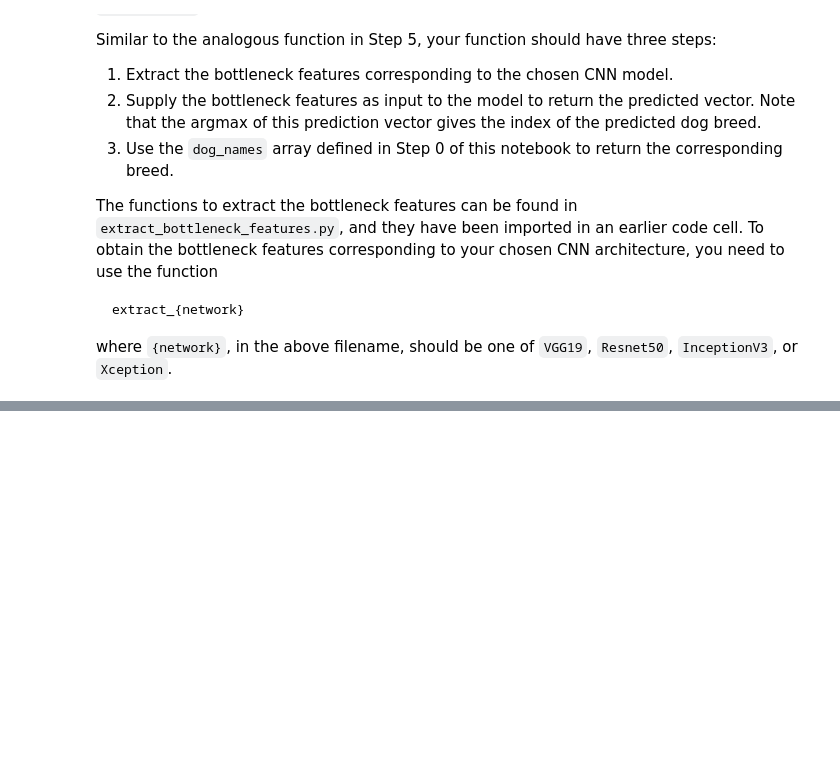
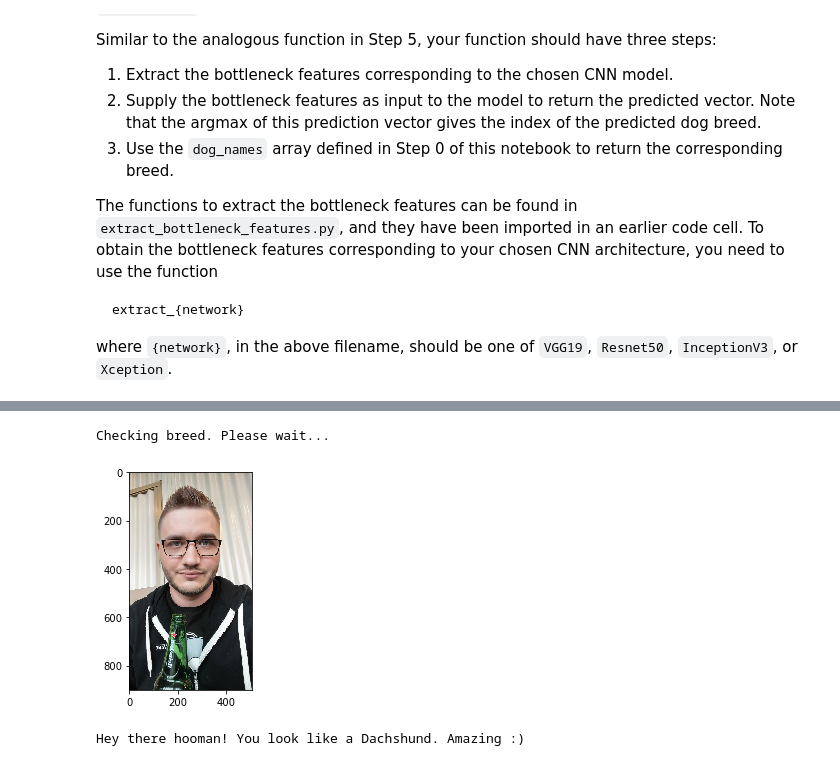
Before and after one commit to gabor182/dog-project, a Jupyter notebook: dog_app.ipynb, the cells around one changed output, grey strips where cells are left out. Cells and saved outputs as stored; diff of their text form; code cells hidden in the pictures; blank space fills up the shorter version.

```diff
--- a/dog_app.ipynb
+++ b/dog_app.ipynb
@@ -692,0 +803,10 @@ __Answer:__
+# %%
+human1 = "images/me.jpg"
+print('Checking breed. Please wait...')
+human1_breed = breed_prediction(human1)
+display_image(human1)
+print(human1_breed)
+# %% [output]
+Checking breed. Please wait...
+[figure, added]
+Hey there hooman! You look like a Dachshund. Amazing :)
```
Also changed, not shown: parts of 34 cells of this notebook, 1 other file.
